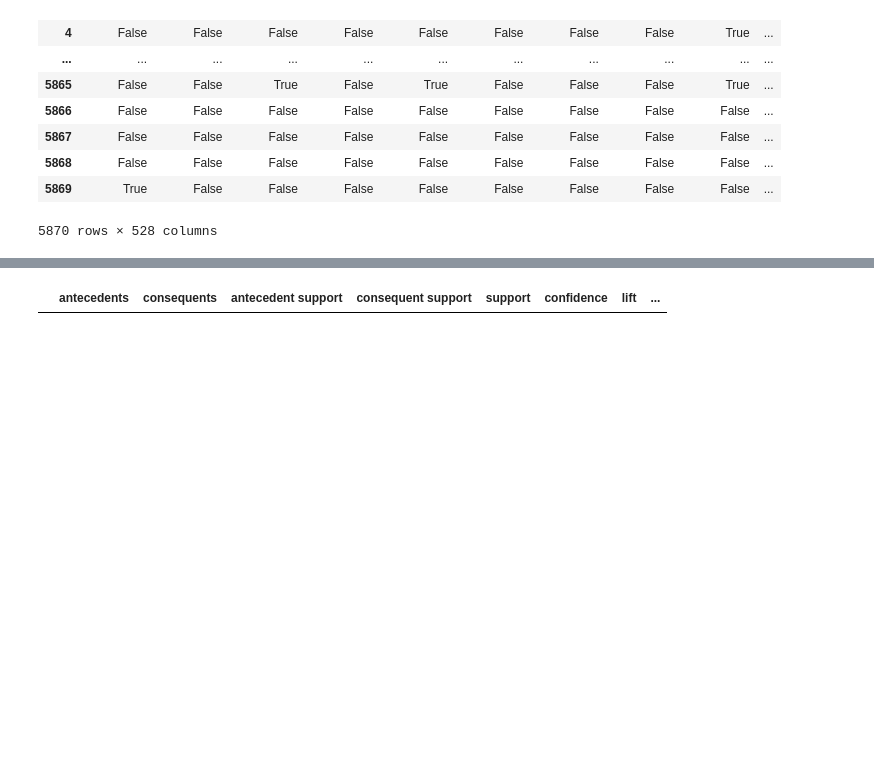
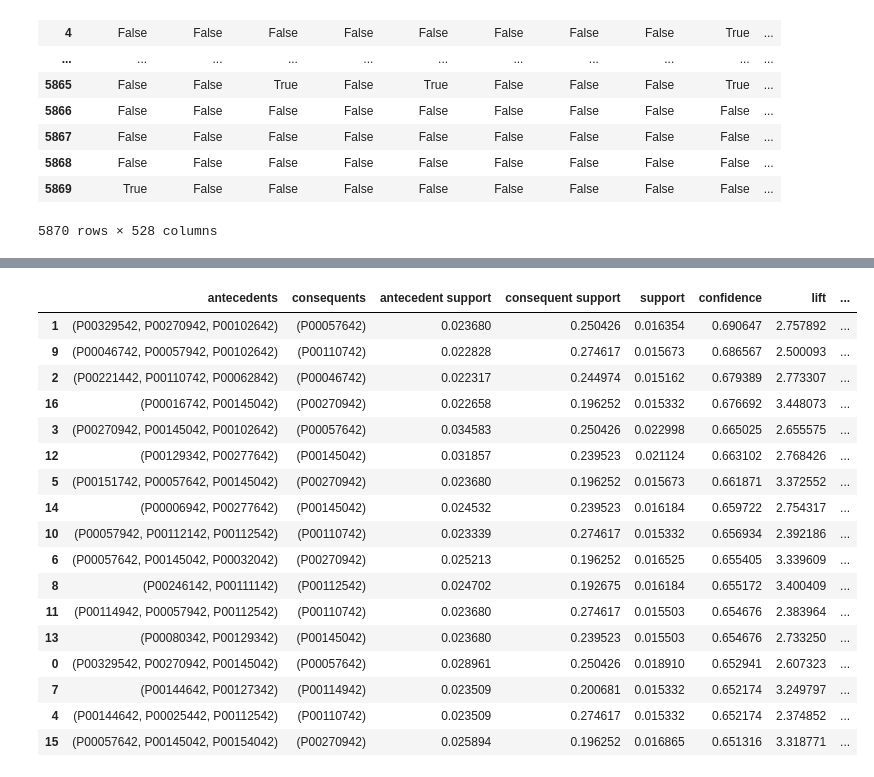
Before and after one commit to cetinus-gulin/ie423, a Jupyter notebook: task5-6-7/task7-gulin.ipynb, the cells around one changed output, grey strips where cells are left out. Saved outputs shown, nothing was run; the diff lists cells and outputs as text; code cells hidden in the pictures; blank space fills up the shorter version.

```diff
--- a/task5-6-7/task7-gulin.ipynb
+++ b/task5-6-7/task7-gulin.ipynb
@@ -150,12 +150,29 @@ Wall time: 9.87 s
 | 45926 | 0.015162 | (P00002242, P00145042) |
 45927 rows × 2 columns
 # %%
-# Evaluate the metrics, and filter the items and itemsets that have at least 70% confidence
+# Evaluate the metrics, and filter the items and itemsets that have at least 65% confidence
 
 from mlxtend.frequent_patterns import association_rules
 
-a_rules = association_rules(frequent_itemsets, metric="confidence", min_threshold=0.7)
+a_rules = association_rules(frequent_itemsets, metric="confidence", min_threshold=0.65)
 a_rules.sort_values(by=['confidence'],ascending=False,inplace=True)
-a_rules.head()
+a_rules
 # %% [output]
 |  | antecedents | consequents | antecedent support | consequent support | support | confidence | lift | ... |
+| 1 | (P00329542, P00270942, P00102642) | (P00057642) | 0.023680 | 0.250426 | 0.016354 | 0.690647 | 2.757892 | ... |
+| 9 | (P00046742, P00057942, P00102642) | (P00110742) | 0.022828 | 0.274617 | 0.015673 | 0.686567 | 2.500093 | ... |
+| 2 | (P00221442, P00110742, P00062842) | (P00046742) | 0.022317 | 0.244974 | 0.015162 | 0.679389 | 2.773307 | ... |
+| 16 | (P00016742, P00145042) | (P00270942) | 0.022658 | 0.196252 | 0.015332 | 0.676692 | 3.448073 | ... |
+| 3 | (P00270942, P00145042, P00102642) | (P00057642) | 0.034583 | 0.250426 | 0.022998 | 0.665025 | 2.655575 | ... |
+| 12 | (P00129342, P00277642) | (P00145042) | 0.031857 | 0.239523 | 0.021124 | 0.663102 | 2.768426 | ... |
+| 5 | (P00151742, P00057642, P00145042) | (P00270942) | 0.023680 | 0.196252 | 0.015673 | 0.661871 | 3.372552 | ... |
+| 14 | (P00006942, P00277642) | (P00145042) | 0.024532 | 0.239523 | 0.016184 | 0.659722 | 2.754317 | ... |
+| 10 | (P00057942, P00112142, P00112542) | (P00110742) | 0.023339 | 0.274617 | 0.015332 | 0.656934 | 2.392186 | ... |
+| 6 | (P00057642, P00145042, P00032042) | (P00270942) | 0.025213 | 0.196252 | 0.016525 | 0.655405 | 3.339609 | ... |
+| 8 | (P00246142, P00111142) | (P00112542) | 0.024702 | 0.192675 | 0.016184 | 0.655172 | 3.400409 | ... |
+| 11 | (P00114942, P00057942, P00112542) | (P00110742) | 0.023680 | 0.274617 | 0.015503 | 0.654676 | 2.383964 | ... |
+| 13 | (P00080342, P00129342) | (P00145042) | 0.023680 | 0.239523 | 0.015503 | 0.654676 | 2.733250 | ... |
+| 0 | (P00329542, P00270942, P00145042) | (P00057642) | 0.028961 | 0.250426 | 0.018910 | 0.652941 | 2.607323 | ... |
+| 7 | (P00144642, P00127342) | (P00114942) | 0.023509 | 0.200681 | 0.015332 | 0.652174 | 3.249797 | ... |
+| 4 | (P00144642, P00025442, P00112542) | (P00110742) | 0.023509 | 0.274617 | 0.015332 | 0.652174 | 2.374852 | ... |
+| 15 | (P00057642, P00145042, P00154042) | (P00270942) | 0.025894 | 0.196252 | 0.016865 | 0.651316 | 3.318771 | ... |
```
Also changed, not shown: parts of 6 cells of this notebook.
